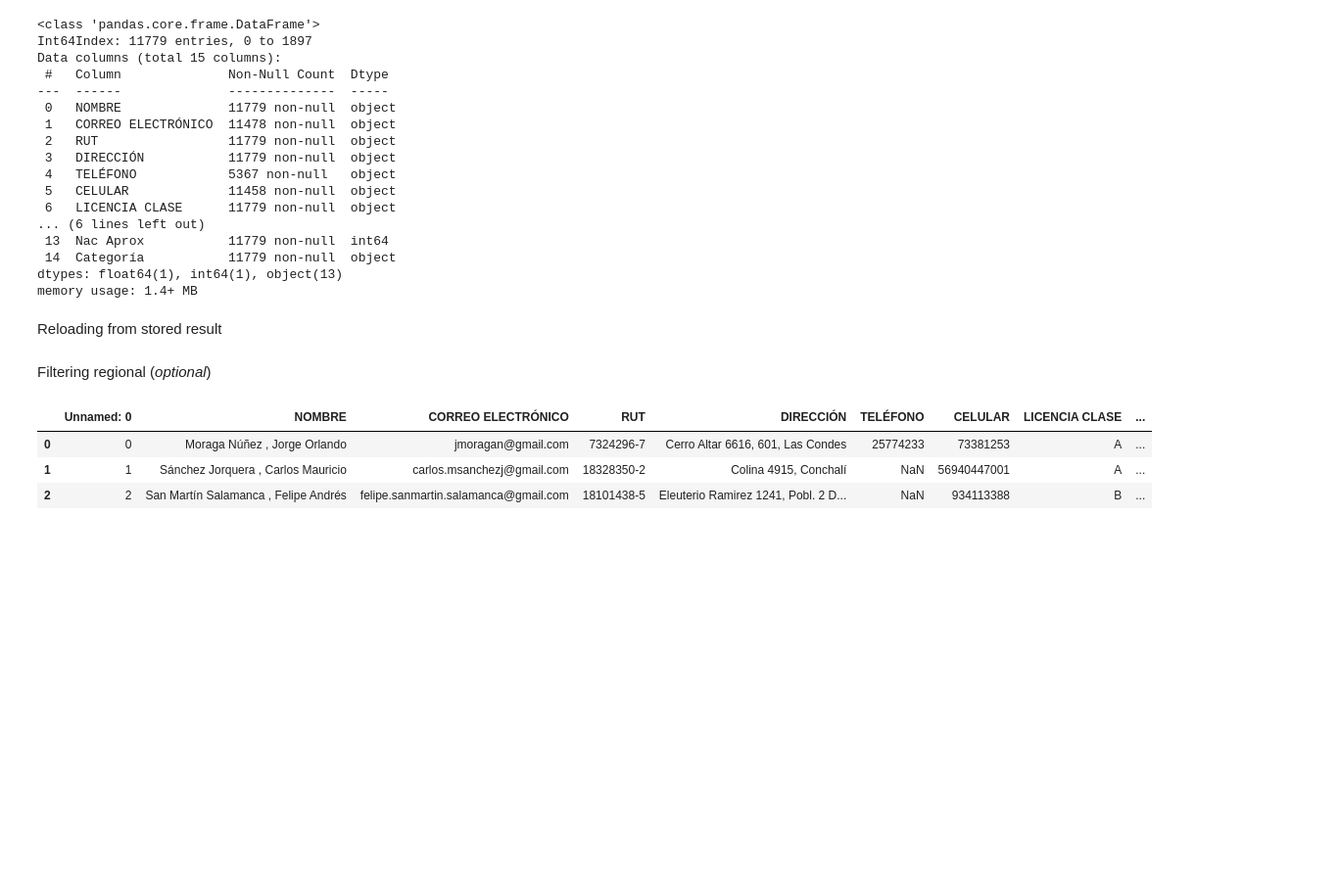
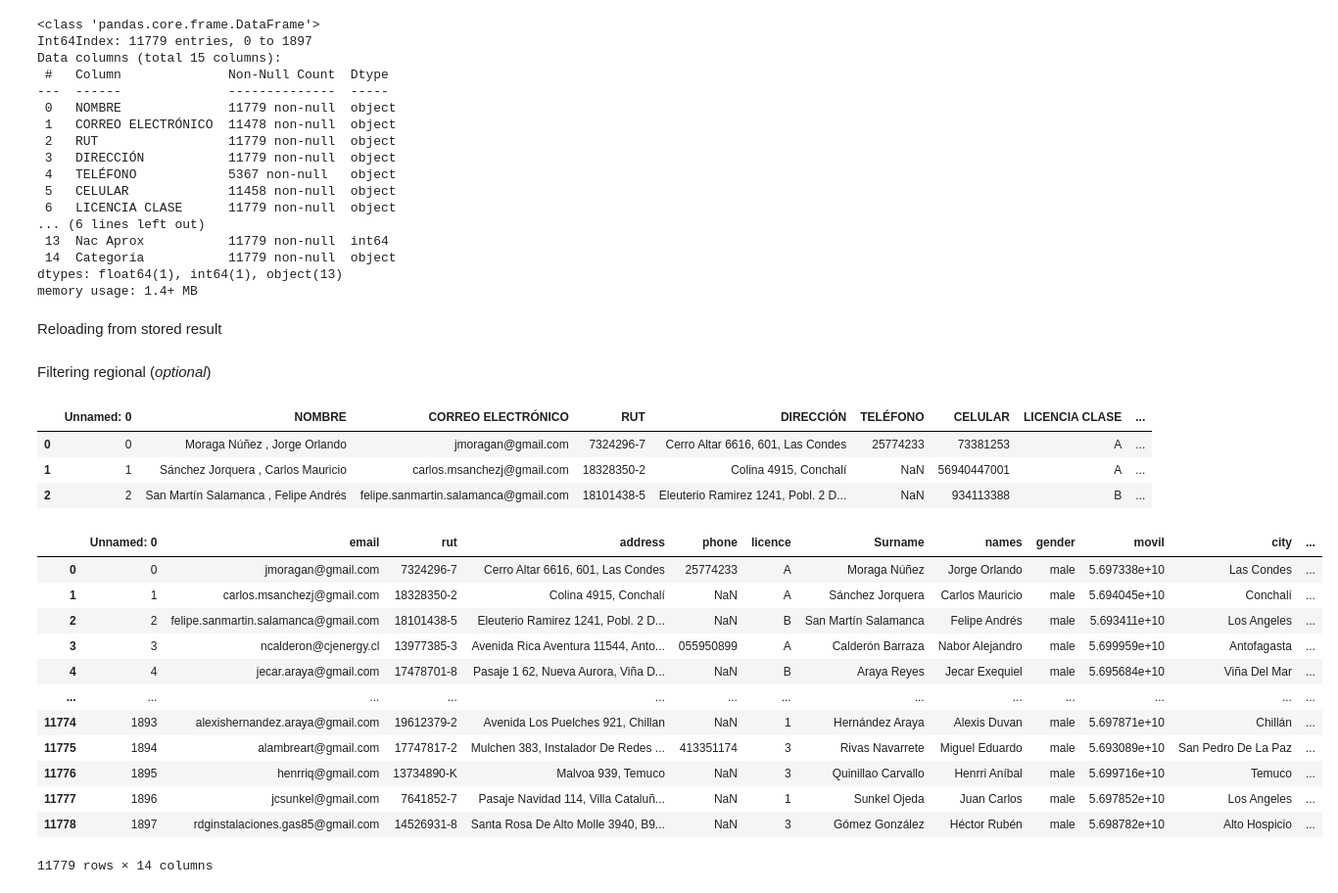
Before and after one commit to ccnmagnoo/colabs, a Jupyter notebook: sec_etl_professional.ipynb, the cells around one changed output. Shown at 98% size. Cells and saved outputs as stored; diff of their text form; code cells hidden in the pictures; blank space fills up the shorter version.

Commit message:
update to col remove & rename

```diff
--- a/sec_etl_professional.ipynb
+++ b/sec_etl_professional.ipynb
@@ -395,3 +395,39 @@ reload.head(3)
 | 0 | 0 | Moraga Núñez , Jorge Orlando | jmoragan@gmail.com | 7324296-7 | Cerro Altar 6616, 601, Las Condes | 25774233 | 73381253 | A | ... |
 | 1 | 1 | Sánchez Jorquera , Carlos Mauricio | carlos.msanchezj@gmail.com | 18328350-2 | Colina 4915, Conchalí | NaN | 56940447001 | A | ... |
 | 2 | 2 | San Martín Salamanca , Felipe Andrés | felipe.sanmartin.salamanca@gmail.com | 18101438-5 | Eleuterio Ramirez 1241, Pobl. 2 D... | NaN | 934113388 | B | ... |
+# %%
+#removing fat
+reload = reload.drop('NOMBRE',axis =1 )
+reload = reload.drop('CELULAR',axis =1 )
+# %%
+#rename cols
+reload = reload.rename(columns = {
+    'CORREO ELECTRÓNICO':'email',
+    'RUT':'rut',
+    'DIRECCIÓN':'address',
+    'TELÉFONO':'phone',
+    'Nombres':'names',
+    'Apellidos':'Surname',
+    'LICENCIA CLASE':'licence',
+    'Comuna':'city',
+    'Región':'region',
+    'Categoría':'service',
+    'Nac Aprox':'birth',
+    'Movil':'movil'
+    })
+# %%
+reload
+# %% [output]
+|  | Unnamed: 0 | email | rut | address | phone | licence | Surname | names | gender | movil | city | ... |
+| 0 | 0 | jmoragan@gmail.com | 7324296-7 | Cerro Altar 6616, 601, Las Condes | 25774233 | A | Moraga Núñez | Jorge Orlando | male | 5.697338e+10 | Las Condes | ... |
+| 1 | 1 | carlos.msanchezj@gmail.com | 18328350-2 | Colina 4915, Conchalí | NaN | A | Sánchez Jorquera | Carlos Mauricio | male | 5.694045e+10 | Conchalí | ... |
+| 2 | 2 | felipe.sanmartin.salamanca@gmail.com | 18101438-5 | Eleuterio Ramirez 1241, Pobl. 2 D... | NaN | B | San Martín Salamanca | Felipe Andrés | male | 5.693411e+10 | Los Angeles | ... |
+| 3 | 3 | ncalderon@cjenergy.cl | 13977385-3 | Avenida Rica Aventura 11544, Anto... | 055950899 | A | Calderón Barraza | Nabor Alejandro | male | 5.699959e+10 | Antofagasta | ... |
+| 4 | 4 | jecar.araya@gmail.com | 17478701-8 | Pasaje 1 62, Nueva Aurora, Viña D... | NaN | B | Araya Reyes | Jecar Exequiel | male | 5.695684e+10 | Viña Del Mar | ... |
+| ... | ... | ... | ... | ... | ... | ... | ... | ... | ... | ... | ... | ... |
+| 11774 | 1893 | alexishernandez.araya@gmail.com | 19612379-2 | Avenida Los Puelches 921, Chillan | NaN | 1 | Hernández Araya | Alexis Duvan | male | 5.697871e+10 | Chillán | ... |
+| 11775 | 1894 | alambreart@gmail.com | 17747817-2 | Mulchen 383, Instalador De Redes ... | 413351174 | 3 | Rivas Navarrete | Miguel Eduardo | male | 5.693089e+10 | San Pedro De La Paz | ... |
+| 11776 | 1895 | henrriq@gmail.com | 13734890-K | Malvoa 939, Temuco | NaN | 3 | Quinillao Carvallo | Henrri Aníbal | male | 5.699716e+10 | Temuco | ... |
+| 11777 | 1896 | jcsunkel@gmail.com | 7641852-7 | Pasaje Navidad 114, Villa Cataluñ... | NaN | 1 | Sunkel Ojeda | Juan Carlos | male | 5.697852e+10 | Los Angeles | ... |
+| 11778 | 1897 | rdginstalaciones.gas85@gmail.com | 14526931-8 | Santa Rosa De Alto Molle 3940, B9... | NaN | 3 | Gómez González | Héctor Rubén | male | 5.698782e+10 | Alto Hospicio | ... |
+11779 rows × 14 columns
```
